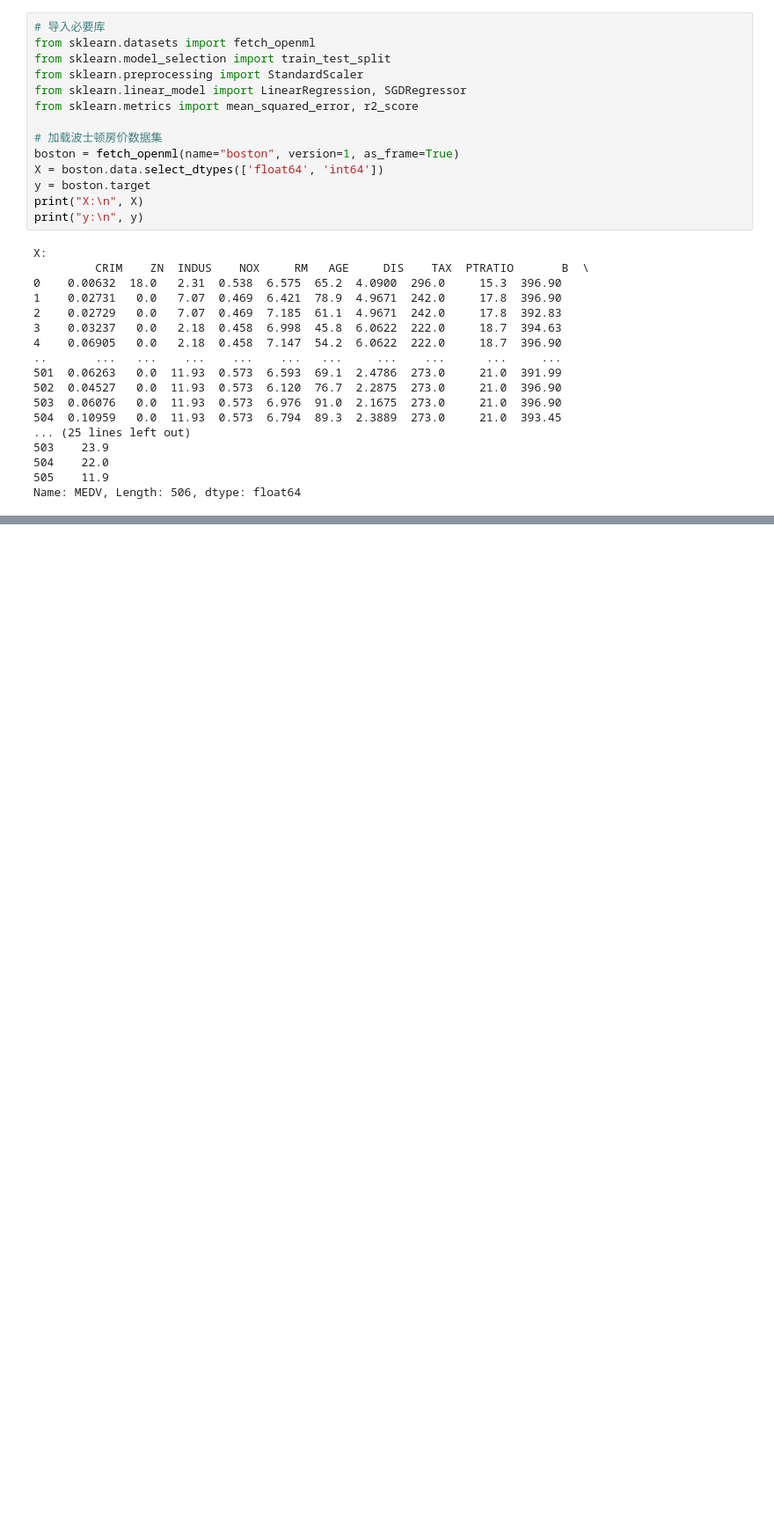
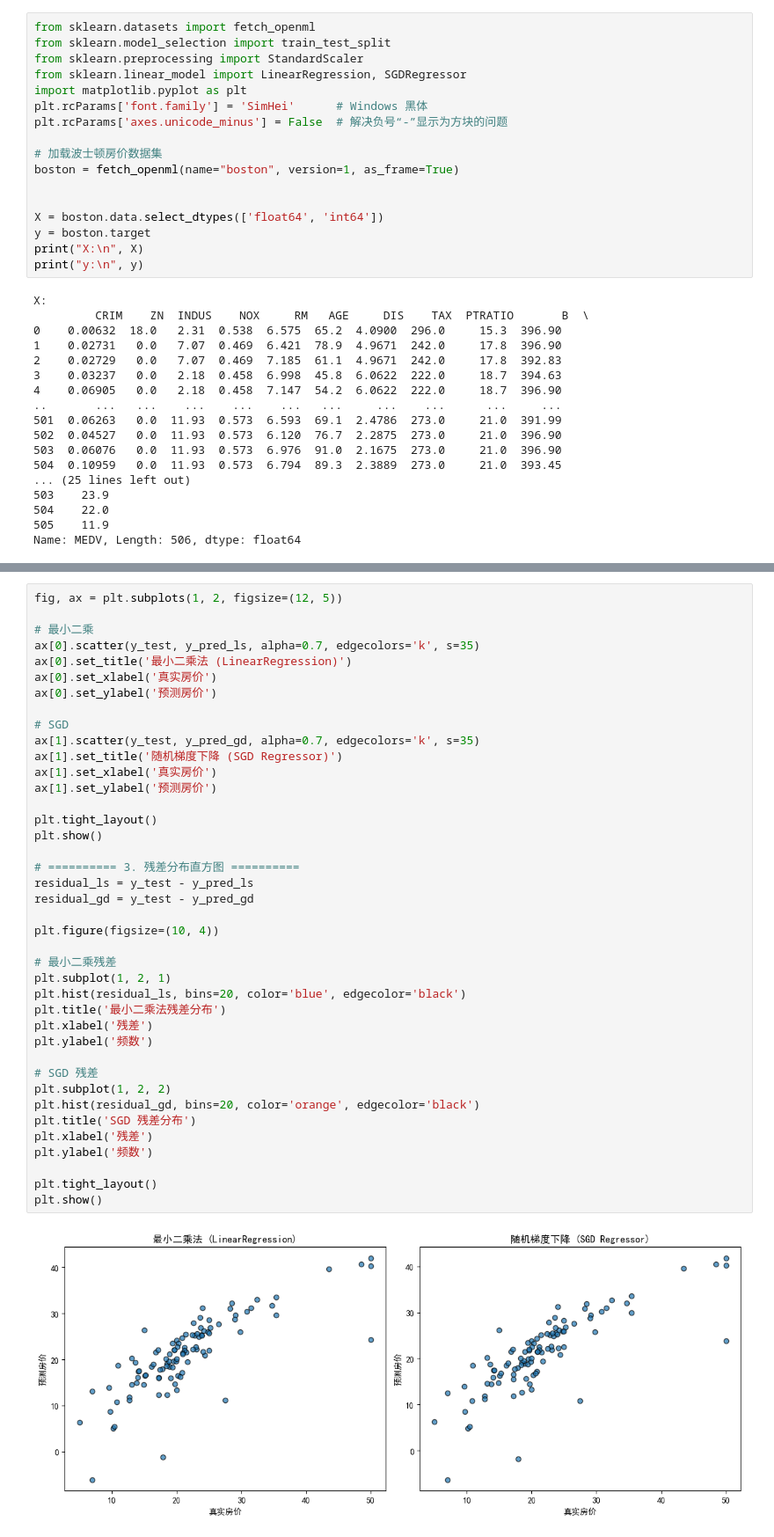
Before and after one commit to NeekoNoNeko/machine_learning, a Jupyter notebook: code/1.ipynb, the cells around one changed output, grey strips where cells are left out. Shown: that part at 88% size. Drawn from its saved outputs; the diff is of its cells as text; blank space fills up the shorter version.

```diff
--- a/code/1.ipynb
+++ b/code/1.ipynb
@@ -1,13 +1,16 @@
 # %%
-# 导入必要库
 from sklearn.datasets import fetch_openml
 from sklearn.model_selection import train_test_split
 from sklearn.preprocessing import StandardScaler
 from sklearn.linear_model import LinearRegression, SGDRegressor
-from sklearn.metrics import mean_squared_error, r2_score
+import matplotlib.pyplot as plt
+plt.rcParams['font.family'] = 'SimHei'      # Windows 黑体
+plt.rcParams['axes.unicode_minus'] = False  # 解决负号“-”显示为方块的问题
 
 # 加载波士顿房价数据集
 boston = fetch_openml(name="boston", version=1, as_frame=True)
+
+
 X = boston.data.select_dtypes(['float64', 'int64'])
 y = boston.target
 print("X:\n", X)
@@ -70,0 +57,42 @@ R²: 0.6267191383441402
+# %%
+fig, ax = plt.subplots(1, 2, figsize=(12, 5))
+
+# 最小二乘
+ax[0].scatter(y_test, y_pred_ls, alpha=0.7, edgecolors='k', s=35)
+ax[0].set_title('最小二乘法 (LinearRegression)')
+ax[0].set_xlabel('真实房价')
+ax[0].set_ylabel('预测房价')
+
+# SGD
+ax[1].scatter(y_test, y_pred_gd, alpha=0.7, edgecolors='k', s=35)
+ax[1].set_title('随机梯度下降 (SGD Regressor)')
+ax[1].set_xlabel('真实房价')
+ax[1].set_ylabel('预测房价')
+
+plt.tight_layout()
+plt.show()
+
+# ========== 3. 残差分布直方图 ==========
+residual_ls = y_test - y_pred_ls
+residual_gd = y_test - y_pred_gd
+
+plt.figure(figsize=(10, 4))
+
+# 最小二乘残差
+plt.subplot(1, 2, 1)
+plt.hist(residual_ls, bins=20, color='blue', edgecolor='black')
+plt.title('最小二乘法残差分布')
+plt.xlabel('残差')
+plt.ylabel('频数')
+
+# SGD 残差
+plt.subplot(1, 2, 2)
+plt.hist(residual_gd, bins=20, color='orange', edgecolor='black')
+plt.title('SGD 残差分布')
+plt.xlabel('残差')
+plt.ylabel('频数')
+
+plt.tight_layout()
+plt.show()
+# %% [output]
+[figure, added]
```
Also changed, not shown: parts of 2 cells of this notebook, 11 other files.
